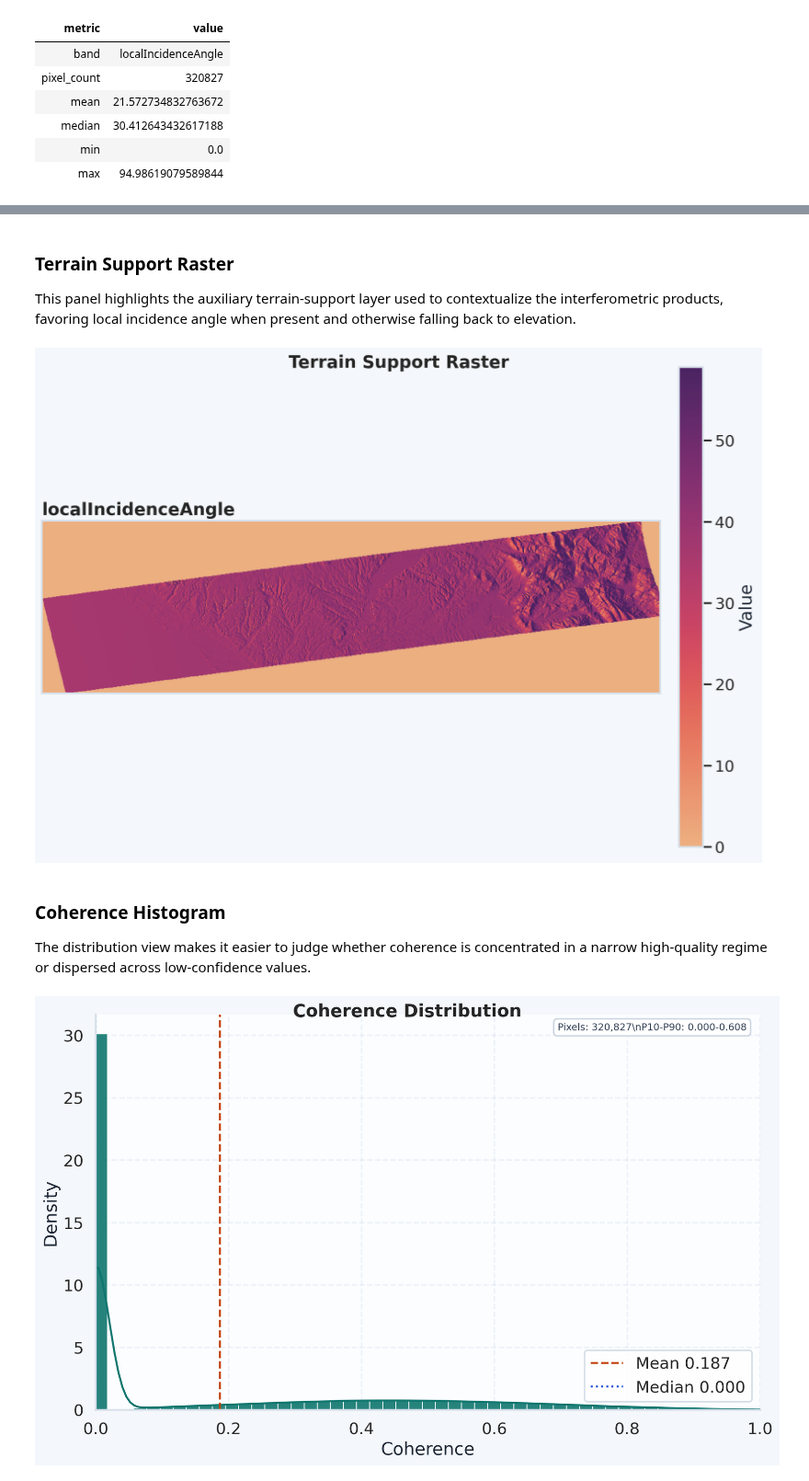
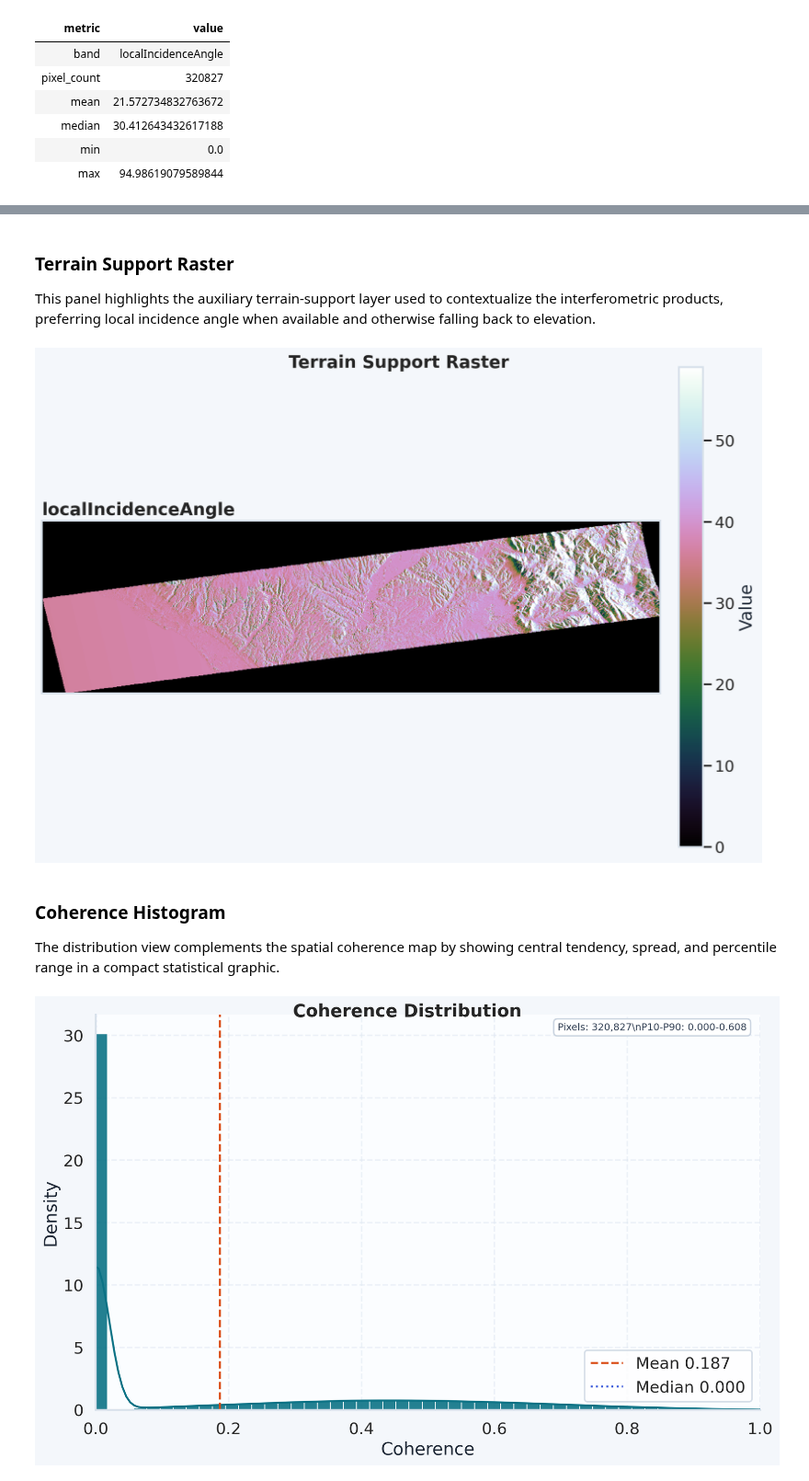
Before and after one commit to ESA-PhiLab/sarpyx, a Jupyter notebook: notebooks/snapflow_v2.ipynb, the cells around one changed output, grey strips where cells are left out. Shown at 92% size. Saved outputs shown, nothing was run; the diff lists cells and outputs as text; code cells hidden in the pictures.

```diff
--- a/notebooks/snapflow_v2.ipynb
+++ b/notebooks/snapflow_v2.ipynb
@@ -447,6 +464,11 @@ PROCESS_OUTPUTS = {
     "terrain_correction": terrain_path,
 }
 
-print(json.dumps(PROCESS_OUTPUTS, indent=2))
+PROCESS_OUTPUTS_DISPLAY = {
+    key: (display_path(value) if value else None)
+    for key, value in PROCESS_OUTPUTS.items()
+}
+
+print(json.dumps(PROCESS_OUTPUTS_DISPLAY, indent=2))
 # %% [output]
 {
@@ -773,0 +741,17 @@ plt.show()
+# %%
+fig, ax = plt.subplots(figsize=(10.6, 6.9), dpi=220, constrained_layout=True)
+fig.set_facecolor("#f4f7fb")
+fig.suptitle("Coherence", fontsize=18, fontweight="bold", y=1.02)
+
+if coherence_data is not None:
+    im = ax.imshow(coherence_data, cmap="cividis", vmin=0.0, vmax=1.0, interpolation="nearest")
+    ax.set_title(coherence_band.stem, loc="left")
+    cbar = fig.colorbar(im, ax=ax, fraction=0.046, pad=0.03)
+    cbar.set_label("Coherence")
+    ax.set_xticks([])
+    ax.set_yticks([])
+    ax.grid(False)
+else:
+    mark_empty(ax, "Coherence band not available")
+
+plt.show()
@@ -774,38 +760,31 @@ plt.show()
 # %% [markdown]
 ### Terrain Support Raster
 
-This panel highlights the auxiliary terrain-support layer used to contextualize the interferometric products, favoring local incidence angle when present and otherwise falling back to elevation.
+This panel highlights the auxiliary terrain-support layer used to contextualize the interferometric products, preferring local incidence angle when available and otherwise falling back to elevation.
 # %%
 fig, ax = plt.subplots(figsize=(10.5, 7.2), dpi=220, constrained_layout=True)
 fig.set_facecolor("#f4f7fb")
 fig.suptitle("Terrain Support Raster", fontsize=18, fontweight="bold", y=1.02)
 
-if support_band:
-    support_data = read_envi_quicklook(support_band)
+if support_data is not None:
     vmin, vmax = robust_limits(support_data)
-    im = ax.imshow(
-        support_data,
-        cmap=sns.color_palette("flare", as_cmap=True),
-        vmin=vmin,
-        vmax=vmax,
-        interpolation="nearest",
-    )
+    im = ax.imshow(support_data, cmap="cubehelix", vmin=vmin, vmax=vmax, interpolation="nearest")
     ax.set_title(support_band.stem, loc="left")
     cbar = fig.colorbar(im, ax=ax, fraction=0.046, pad=0.03)
     cbar.set_label("Value")
     ax.set_xticks([])
     ax.set_yticks([])
     ax.grid(False)
 else:
     mark_empty(ax, "Terrain support raster not available")
 
 plt.show()
 # %% [output]
-[figure, old version]
+[figure, new version]
-# %% [markdown]
-### Coherence Histogram
-
-The distribution view makes it easier to judge whether coherence is concentrated in a narrow high-quality regime or dispersed across low-confidence values.
+# %% [markdown]
+### Coherence Histogram
+
+The distribution view complements the spatial coherence map by showing central tendency, spread, and percentile range in a compact statistical graphic.
 # %%
 fig, ax = plt.subplots(figsize=(10.5, 6.4), dpi=220, constrained_layout=True)
 fig.set_facecolor("#f4f7fb")
```
Also changed, not shown: parts of 16 cells of this notebook.
